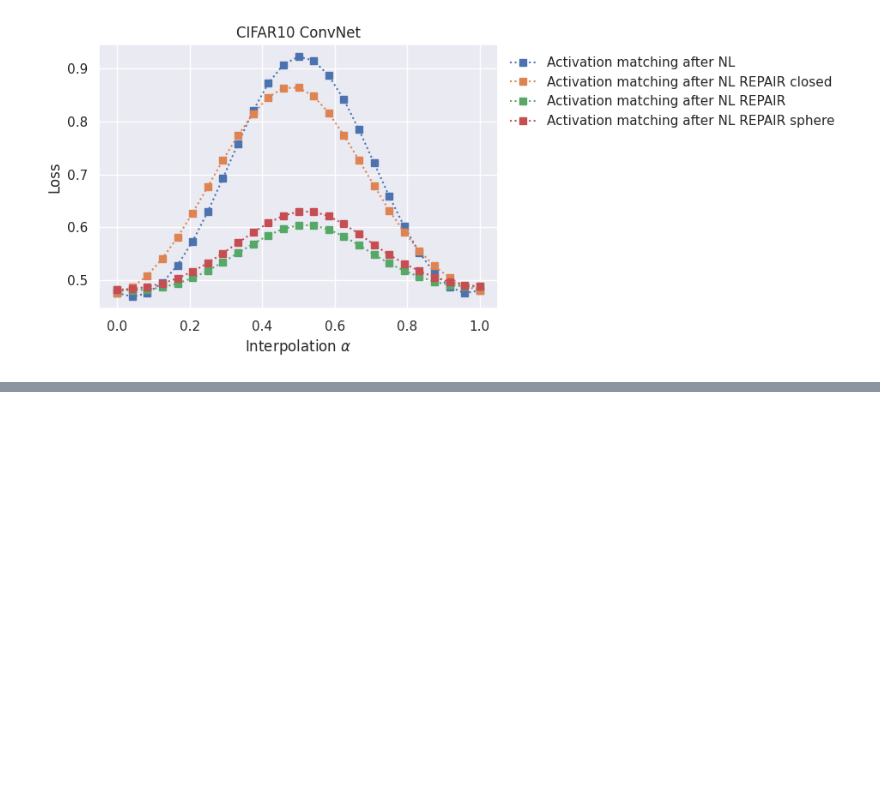
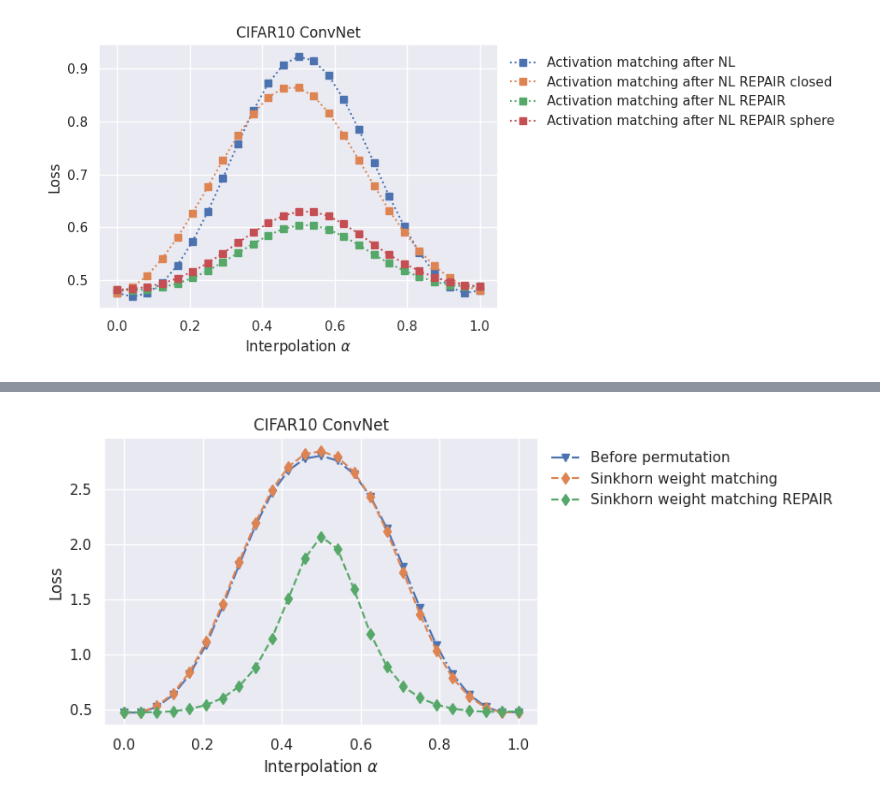
Before and after one commit to xiyori/lmc, a Jupyter notebook: notebooks/rebasin.ipynb, the cells around one changed output, grey strips where cells are left out. Saved outputs shown, nothing was run; the diff lists cells and outputs as text; code cells hidden in the pictures; blank space fills up the shorter version.

```diff
--- a/notebooks/mlp_matching.ipynb
+++ b/notebooks/rebasin.ipynb
@@ -1027,0 +1085,11 @@ plt.show()
+# %%
+plt.plot(alphas, losses, label="Before permutation", marker="v", linestyle="-.")
+plt.plot(alphas, sweight_losses, label="Sinkhorn weight matching", marker="d", linestyle="--")
+plt.plot(alphas, sweight_tr_losses, label="Sinkhorn weight matching REPAIR", marker="d", linestyle="--")
+plt.xlabel("Interpolation $\\alpha$")
+plt.ylabel("Loss")
+plt.legend(bbox_to_anchor=(1, 1), frameon=False)
+plt.title("CIFAR10 ConvNet")
+plt.show()
+# %% [output]
+[figure, added]
```
Also changed, not shown: parts of 16 cells of this notebook, 14 other files.
